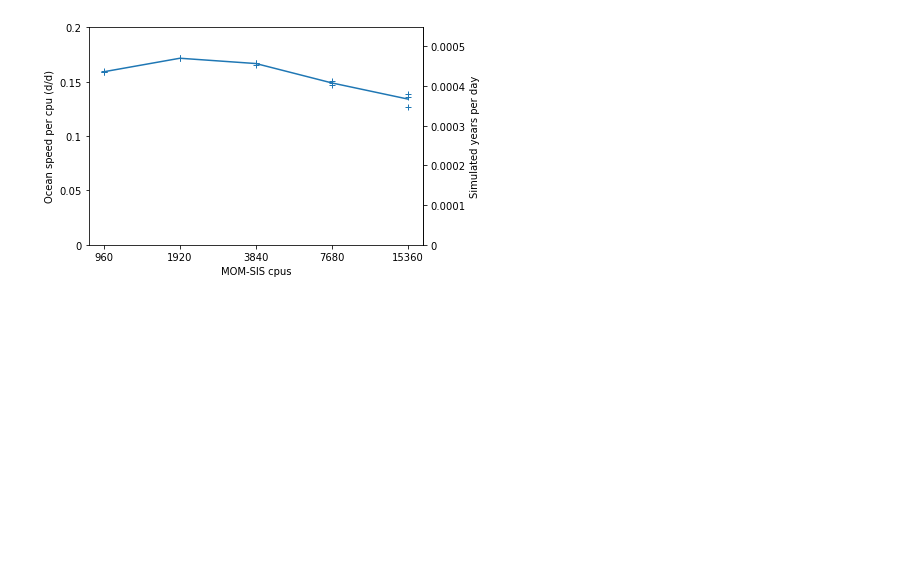
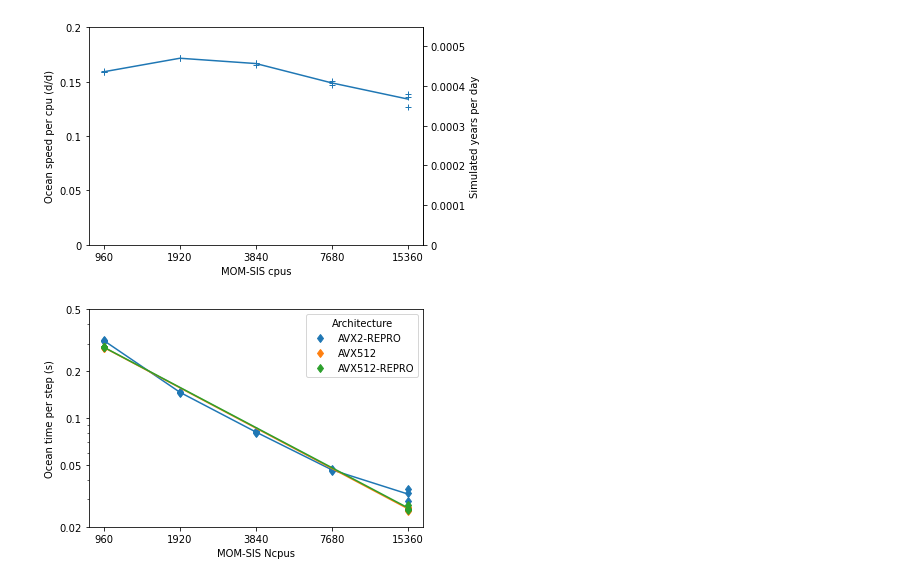
Before and after one commit to penguian/performance-analysis, a Jupyter notebook: plot_mom_sis_scaling.ipynb, the cells around one changed output. Saved outputs shown, nothing was run; the diff lists cells and outputs as text; code cells hidden in the pictures; blank space fills up the shorter version.

Commit message:
Update comparison plots and add MOM-SIS comparison plots

```diff
--- a/plot_mom_sis_scaling.ipynb
+++ b/plot_mom_sis_scaling.ipynb
@@ -95,3 +97,16 @@ ppd.semilogx("ncpus","Ocean speed per cpu",
 # %% [output]
 [<matplotlib.lines.Line2D at 0x...>]
 [figure]
+# %%
+ppd.loglog_by_group("ncpus","ocean_time_per_step",
+    by="arch",
+    data=df_025,
+    xlabel="MOM-SIS Ncpus",
+    ylabel="Ocean time per step (s)",
+    yticks=[0.02,0.05,0.1,0.2,0.5],
+    right_yticks=[],
+    right_axis_fn=pra.no_right_axis,
+    legend_title="Architecture",
+    marker='d')
+# %% [output]
+[figure, added]
```
Also changed, not shown: parts of 8 cells of this notebook, 2 other files.
